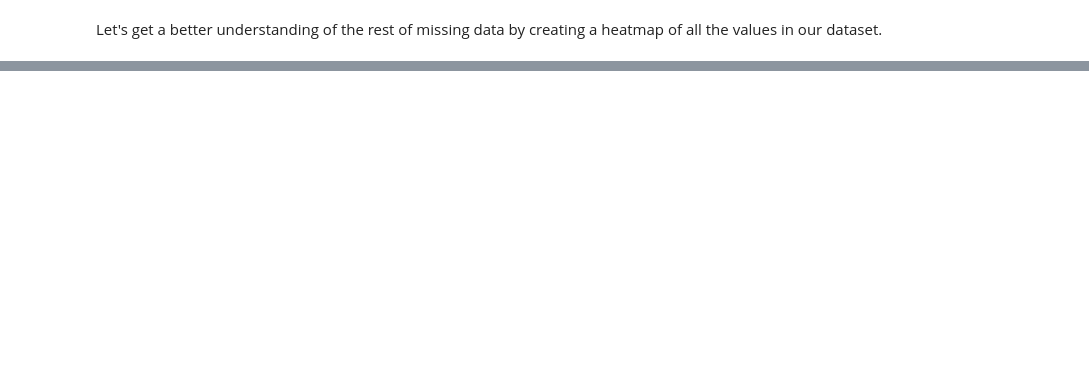
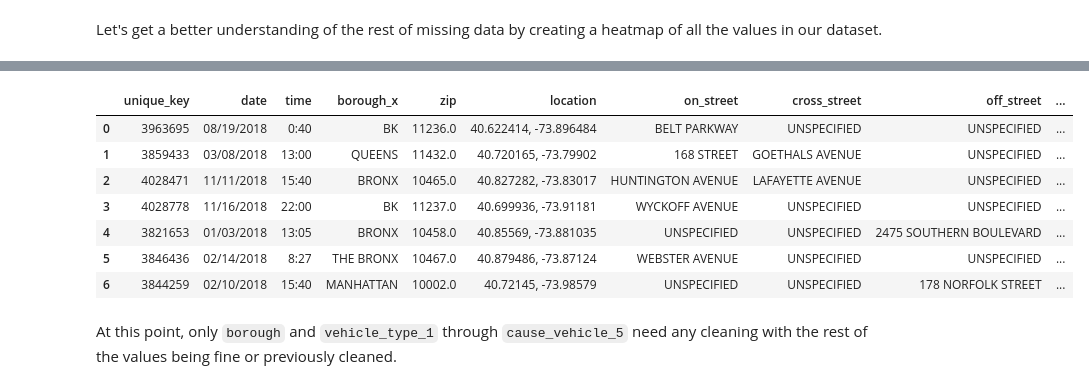
Before and after one commit to wozniakmikolaj/nyc-vehicle-collisions, a Jupyter notebook: nyc-collisions-data-cleaning.ipynb, the cells around one changed output, grey strips where cells are left out. Saved outputs shown, nothing was run; the diff lists cells and outputs as text; code cells hidden in the pictures; blank space fills up the shorter version.

```diff
--- a/nyc-collisions-data-cleaning.ipynb
+++ b/nyc-collisions-data-cleaning.ipynb
@@ -155,0 +517,21 @@ nyc_data.head(5)
+# %%
+cols = ['borough_x', 'on_street', 'cross_street', 'off_street', 'vehicle_type_1',
+        'vehicle_type_2', 'vehicle_type_3','vehicle_type_4', 'vehicle_type_5',
+        'cause_vehicle_1','cause_vehicle_2', 'cause_vehicle_3', 'cause_vehicle_4',
+        'cause_vehicle_5']
+
+for col in cols:
+    nyc_filled_data[col] = nyc_filled_data[col].str.upper()
+# %%
+nyc_filled_data.head(7)
+# %% [output]
+|  | unique_key | date | time | borough_x | zip | location | on_street | cross_street | off_street | ... |
+| 0 | 3963695 | 08/19/2018 | 0:40 | BK | 11236.0 | 40.622414, -73.896484 | BELT PARKWAY | UNSPECIFIED | UNSPECIFIED | ... |
+| 1 | 3859433 | 03/08/2018 | 13:00 | QUEENS | 11432.0 | 40.720165, -73.79902 | 168 STREET | GOETHALS AVENUE | UNSPECIFIED | ... |
+| 2 | 4028471 | 11/11/2018 | 15:40 | BRONX | 10465.0 | 40.827282, -73.83017 | HUNTINGTON AVENUE | LAFAYETTE AVENUE | UNSPECIFIED | ... |
+| 3 | 4028778 | 11/16/2018 | 22:00 | BK | 11237.0 | 40.699936, -73.91181 | WYCKOFF AVENUE | UNSPECIFIED | UNSPECIFIED | ... |
+| 4 | 3821653 | 01/03/2018 | 13:05 | BRONX | 10458.0 | 40.85569, -73.881035 | UNSPECIFIED | UNSPECIFIED | 2475 SOUTHERN BOULEVARD | ... |
+| 5 | 3846436 | 02/14/2018 | 8:27 | THE BRONX | 10467.0 | 40.879486, -73.87124 | WEBSTER AVENUE | UNSPECIFIED | UNSPECIFIED | ... |
+| 6 | 3844259 | 02/10/2018 | 15:40 | MANHATTAN | 10002.0 | 40.72145, -73.98579 | UNSPECIFIED | UNSPECIFIED | 178 NORFOLK STREET | ... |
+# %% [markdown]
+At this point, only `borough` and `vehicle_type_1` through `cause_vehicle_5` need any cleaning with the rest of the values being fine or previously cleaned.
```
Also changed, not shown: parts of 98 cells of this notebook, 5 other files.
